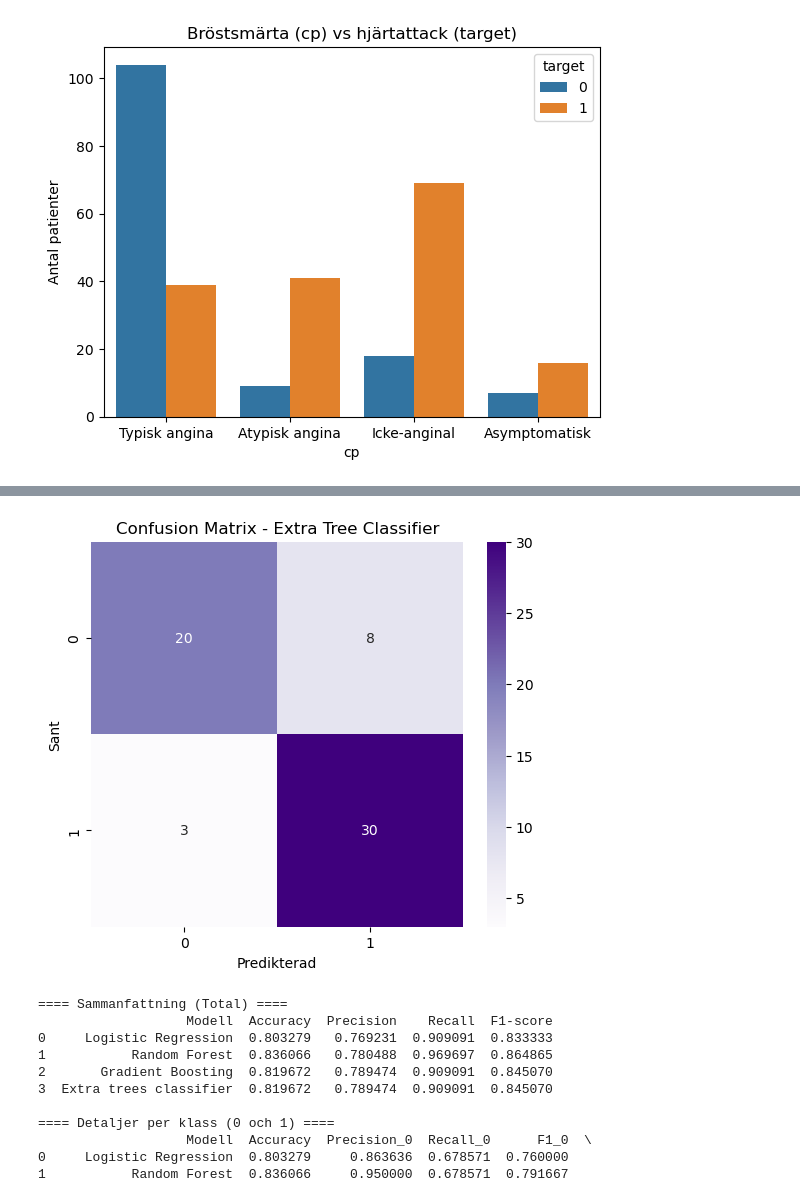
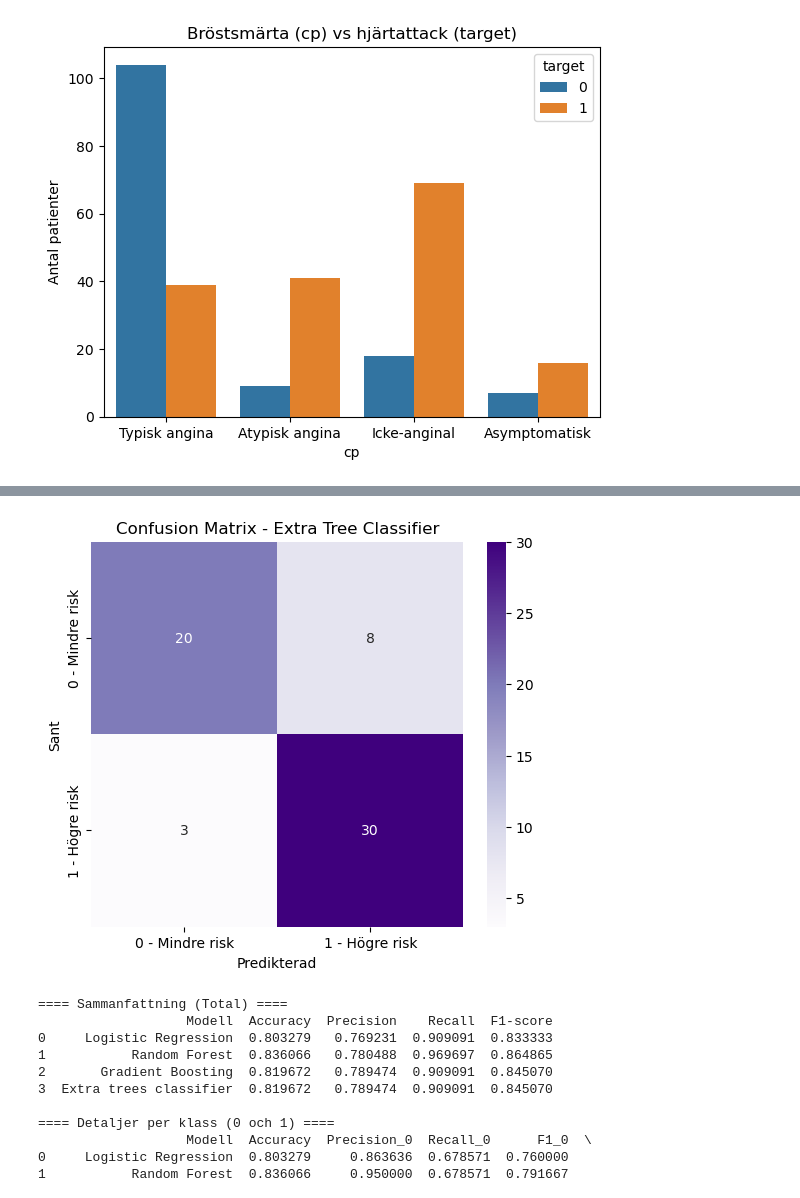
Before and after one commit to alisverige53/python-heart-attack, a Jupyter notebook: Final_heart.ipynb, the cells around one changed output, grey strips where cells are left out. Saved outputs shown, nothing was run; the diff lists cells and outputs as text; code cells hidden in the pictures.

```diff
--- a/Final_heart.ipynb
+++ b/Final_heart.ipynb
@@ -54,7 +56,9 @@ import pandas as pd
 import seaborn as sns
 import matplotlib.pyplot as plt
 import numpy as np
+
+target_names = ["0 - Mindre risk", "1 - Högre risk"]
 # %%
-df = pd.read_csv("heart.csv")
-print(df.head())
+df = pd.read_csv("Grupprojekt/heart.csv")
+df.head()
 # %% [output]
@@ -303,12 +292,12 @@ extra_trees_pred = extra_trees.predict(X_test_scaled)
 # Utvärdering
 print("===== Extra Tree Classifier =====")
 print("Accuracy:", accuracy_score(y_test, extra_trees_pred))
-print("\nKlassificeringsrapport:\n", classification_report(y_test, extra_trees_pred))
+print("\nKlassificeringsrapport:\n", classification_report(y_test, extra_trees_pred, target_names=target_names))
 
 # Confusion Matrix
 cm_gb = confusion_matrix(y_test, extra_trees_pred)
 plt.figure(figsize=(6,5))
-sns.heatmap(cm_gb, annot=True, fmt="d", cmap="Purples")
+sns.heatmap(cm_gb, annot=True, fmt="d", cmap="Purples",xticklabels=target_names, yticklabels=target_names)
 plt.title("Confusion Matrix - Extra Tree Classifier")
 plt.xlabel("Predikterad")
 plt.ylabel("Sant")
@@ -329,4 +318,4 @@ weighted avg       0.83      0.82      0.82        61
-[figure, old version]
+[figure, new version]
 # %%
 from sklearn.metrics import accuracy_score, precision_score, recall_score, f1_score, classification_report
 
```
Also changed, not shown: parts of 22 cells of this notebook.
